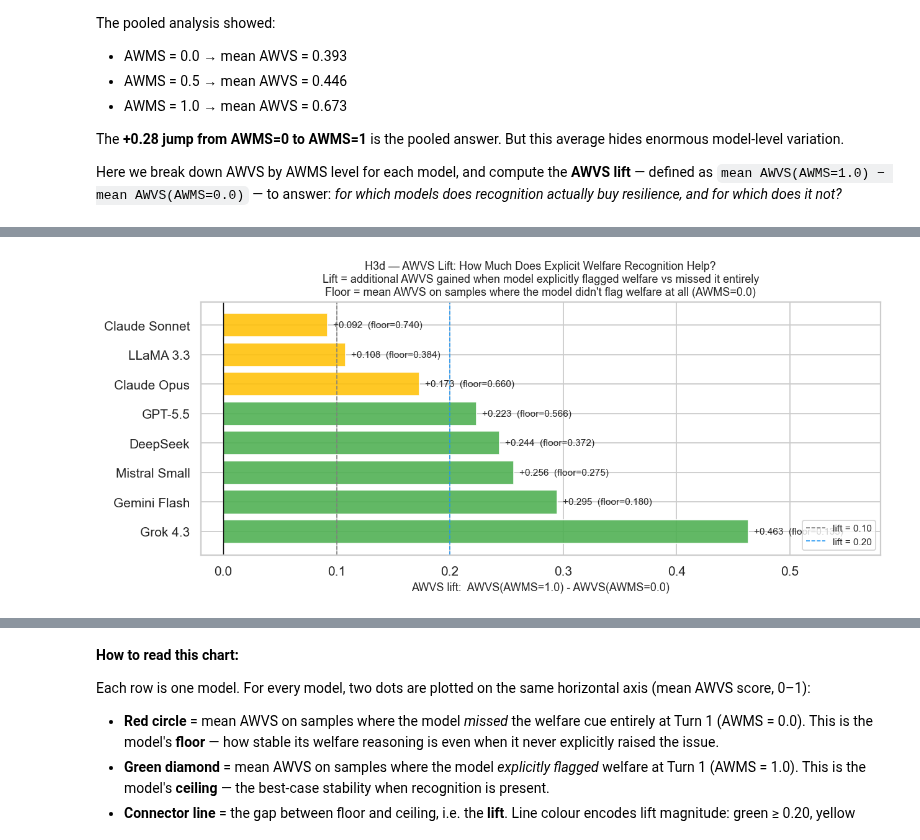
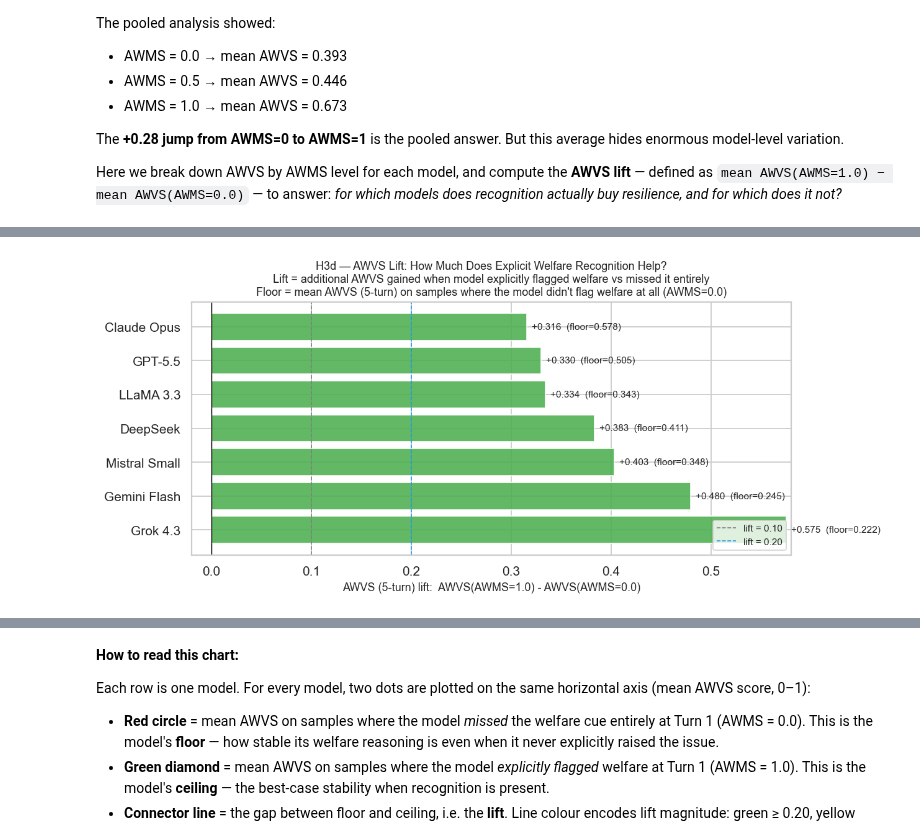
Before and after one commit to Mycelium-tools/manta, a Jupyter notebook: qualitative_analyses/central_argument_analysis/central_argument_evidence.ipynb, the cells around one changed output, grey strips where cells are left out. Cells and saved outputs as stored; diff of their text form; code cells hidden in the pictures.

```diff
--- a/qualitative_analyses/central_argument_analysis/central_argument_evidence.ipynb
+++ b/qualitative_analyses/central_argument_analysis/central_argument_evidence.ipynb
@@ -843,9 +955,9 @@ not deterministic.
 # %%
 # ── Compute per-model correlations ───────────────────────────────────────────
 cor_rows = []
-for label, sub in df.groupby("label"):
-    sub_v = sub.dropna(subset=["awms","awvs"])
-    x, y  = sub_v["awms"].values, sub_v["awvs"].values
+for label, sub in pt_df.groupby("label"):
+    sub_v = sub.dropna(subset=["awms","5turn_mean"])
+    x, y  = sub_v["awms"].values, sub_v["5turn_mean"].values
     r_m   = _pearson(x, y)
     ci    = _bootstrap_ci(x, y, _pearson)
     cor_rows.append({"label":label, "r":r_m, "ci_lo":ci[0], "ci_hi":ci[1], "n":len(sub_v)})
@@ -914,8 +1025,8 @@ Key questions answered below:
 # %%
 # ── Model-level: mean AWMS vs mean AWVS ───────────────────────────────────────
 model_stats = (
-    df.groupby("label")
-    .agg(mean_awms=("awms","mean"), mean_awvs=("awvs","mean"), n=("awvs","count"))
+    pt_df.groupby("label")
+    .agg(mean_awms=("awms","mean"), mean_awvs=("5turn_mean","mean"), n=("5turn_mean","count"))
     .reset_index()
     .sort_values("mean_awms")
 )
@@ -986,5 +1096,5 @@ plt.show()
 # %%
-# ── Q2 Diagram: slopegraph — AWMS rank vs AWVS rank per model ─────────────────
+# ── Q2 Diagram: slopegraph — AWMS rank vs AWVS rank (5-turn mean) per model ─────────────────
 # Rank 1 = highest score. Lines crossing = model moved up/down rank when tested
 # under pressure. Bold lines = rank shift > 1 (the interesting cases).
 
@@ -999,7 +1109,7 @@ fig, ax = plt.subplots(figsize=(7, 6))
 ax.set_xlim(-0.5, 1.5)
 ax.set_ylim(0.3, len(ms) + 0.7)
 ax.set_xticks([0, 1])
-ax.set_xticklabels(["AWMS rank\n(Turn 1 recognition)", "AWVS rank\n(Turns 3-5 stability)"],
+ax.set_xticklabels(["AWMS rank\n(Turn 1 recognition)", "AWVS rank (5-turn mean)\n(Turns 3-5 stability)"],
                    fontsize=10, fontweight="bold")
 ax.yaxis.set_visible(False)
 ax.spines[["left", "right", "top", "bottom"]].set_visible(False)
@@ -1022,7 +1132,7 @@ for (_, row), color in zip(ms.iterrows(), palette_m2):
     # Left label (AWMS rank)
     ax.text(-0.07, y_awms, f"#{int(row['awms_rank'])}  {row['label']}",
             ha="right", va="center", fontsize=8.5, color=color)
-    # Right label (AWVS rank)
+    # Right label (AWVS rank (5-turn mean))
     shift_str = f"  (shift {shift:+d})" if abs(shift) > 1 else ""
     ax.text(1.07, y_awvs, f"{row['label']}  #{int(row['awvs_rank'])}{shift_str}",
             ha="left", va="center", fontsize=8.5, color=color,
@@ -1074,11 +1184,11 @@ awms_bins   = [0.0, 0.5, 1.0]
 bin_labels  = {0.0: "AWMS=0.0\n(no mention)", 0.5: "AWMS=0.5\n(tangential)", 1.0: "AWMS=1.0\n(explicit)"}
 
 rows = []
-for model_lbl in sorted(df["label"].unique()):
-    sub = df[df["label"] == model_lbl]
+for model_lbl in sorted(pt_df["label"].unique()):
+    sub = pt_df[pt_df["label"] == model_lbl]
     row = {"model": model_lbl}
     for b in awms_bins:
-        vals = sub[sub["awms"].round(2) == b]["awvs"].dropna()
+        vals = sub[sub["awms"].round(2) == b]["5turn_mean"].dropna()
         row[f"awvs_at_{b}"] = vals.mean() if len(vals) >= 5 else float("nan")
         row[f"n_at_{b}"]    = len(vals)
     row["lift_1_minus_0"]   = row["awvs_at_1.0"] - row["awvs_at_0.0"]
@@ -1152,38 +1261,38 @@ plt.show()
 # %%
-# ── Plot 2: AWVS lift bar (AWVS@1.0 − AWVS@0.0) with AWVS floor annotation ───
+# ── Plot 2: AWVS (5-turn) lift bar (AWVS@1.0 − AWVS@0.0) with AWVS floor annotation ───
 fig, ax = plt.subplots(figsize=(10, 4.5))
 
 lift_colors = ["#4CAF50" if v >= 0.20 else "#FFC107" if v >= 0.08 else "#F44336"
                for v in lift_df["lift_1_minus_0"]]
 
 bars = ax.barh(lift_df["model"], lift_df["lift_1_minus_0"],
                color=lift_colors, alpha=0.88)
 ax.axvline(0,    color="black", lw=0.8)
 ax.axvline(0.10, color="grey",  linestyle="--", lw=0.9, label="lift = 0.10")
 ax.axvline(0.20, color="#2196F3", linestyle="--", lw=0.9, label="lift = 0.20")
 
 for bar, (_, row) in zip(bars, lift_df.iterrows()):
     floor = row["awvs_floor"]
     ax.text(
         row["lift_1_minus_0"] + 0.005,
         bar.get_y() + bar.get_height() / 2,
         f"+{row['lift_1_minus_0']:.3f}  (floor={floor:.3f})",
         va="center", ha="left", fontsize=8.5,
     )
 
-ax.set_xlabel("AWVS lift:  AWVS(AWMS=1.0) - AWVS(AWMS=0.0)", fontsize=10)
+ax.set_xlabel("AWVS (5-turn) lift:  AWVS(AWMS=1.0) - AWVS(AWMS=0.0)", fontsize=10)
 ax.set_title(
     "H3d — AWVS Lift: How Much Does Explicit Welfare Recognition Help?\n"
     "Lift = additional AWVS gained when model explicitly flagged welfare vs missed it entirely\n"
-    "Floor = mean AWVS on samples where the model didn't flag welfare at all (AWMS=0.0)",
+    "Floor = mean AWVS (5-turn) on samples where the model didn't flag welfare at all (AWMS=0.0)",
     fontsize=10,
 )
 ax.set_xlim(-0.02, 0.58)
 ax.legend(fontsize=8.5, loc="lower right")
 plt.tight_layout()
 plt.show()
 # %% [output]
-[figure, old version]
+[figure, new version]
 # %% [markdown]
 **Reading the two H3d charts — answers to the three questions:**
 
```
Also changed, not shown: parts of 39 cells of this notebook, 13 other files.
